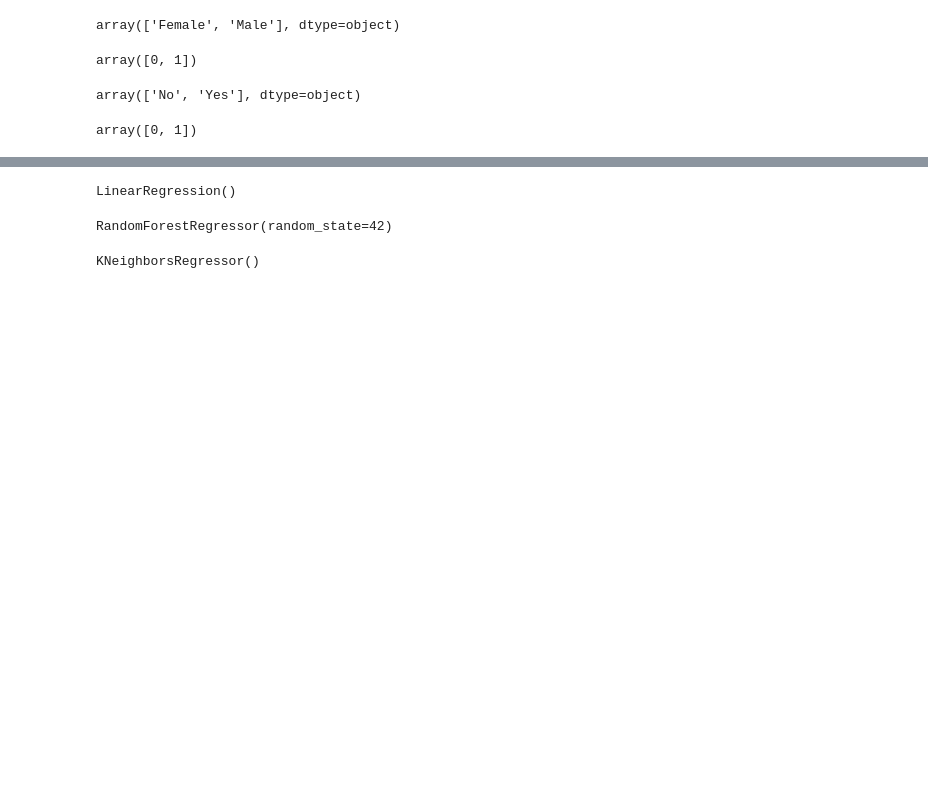
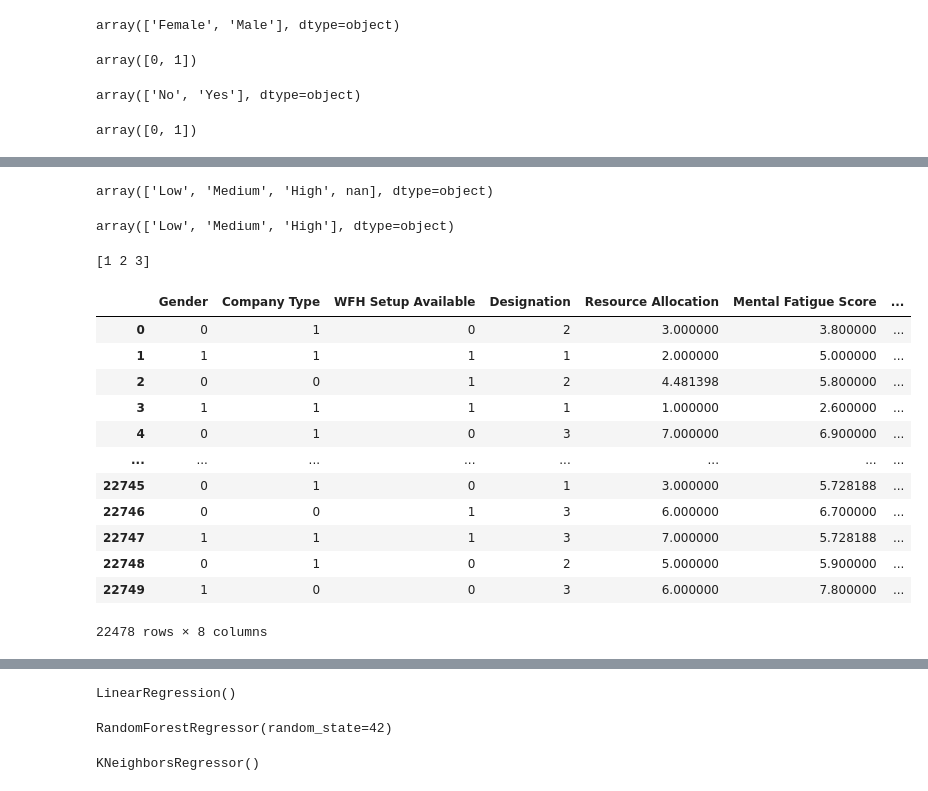
Before and after one commit to Sanyam-010/Artificial-intelligence-Development, a Jupyter notebook: coursework.ipynb, the cells around one changed output, grey strips where cells are left out. Saved outputs shown, nothing was run; the diff lists cells and outputs as text; code cells hidden in the pictures; blank space fills up the shorter version.

```diff
--- a/coursework.ipynb
+++ b/coursework.ipynb
@@ -231,0 +246,4 @@ X = df.drop('Burn Rate', axis=1)
+# %%
+df['Burnout Level'].unique()
+# %% [output]
+array(['Low', 'Medium', 'High', nan], dtype=object)
@@ -231,0 +252,31 @@ X = df.drop('Burn Rate', axis=1)
+# %%
+df['Burnout Level'].unique()
+# %% [output]
+array(['Low', 'Medium', 'High'], dtype=object)
+# %%
+df['Burnout Level'] = df['Burnout Level'].map({
+    'Low': 1,
+    'Medium': 2,
+    'High': 3
+})
+
+# Verify
+print(df['Burnout Level'].unique())
+# %% [output]
+[1 2 3]
+# %%
+df
+# %% [output]
+|  | Gender | Company Type | WFH Setup Available | Designation | Resource Allocation | Mental Fatigue Score | ... |
+| 0 | 0 | 1 | 0 | 2 | 3.000000 | 3.800000 | ... |
+| 1 | 1 | 1 | 1 | 1 | 2.000000 | 5.000000 | ... |
+| 2 | 0 | 0 | 1 | 2 | 4.481398 | 5.800000 | ... |
+| 3 | 1 | 1 | 1 | 1 | 1.000000 | 2.600000 | ... |
+| 4 | 0 | 1 | 0 | 3 | 7.000000 | 6.900000 | ... |
+| ... | ... | ... | ... | ... | ... | ... | ... |
+| 22745 | 0 | 1 | 0 | 1 | 3.000000 | 5.728188 | ... |
+| 22746 | 0 | 0 | 1 | 3 | 6.000000 | 6.700000 | ... |
+| 22747 | 1 | 1 | 1 | 3 | 7.000000 | 5.728188 | ... |
+| 22748 | 0 | 1 | 0 | 2 | 5.000000 | 5.900000 | ... |
+| 22749 | 1 | 0 | 0 | 3 | 6.000000 | 7.800000 | ... |
+22478 rows × 8 columns
```
Also changed, not shown: parts of 14 cells of this notebook.
